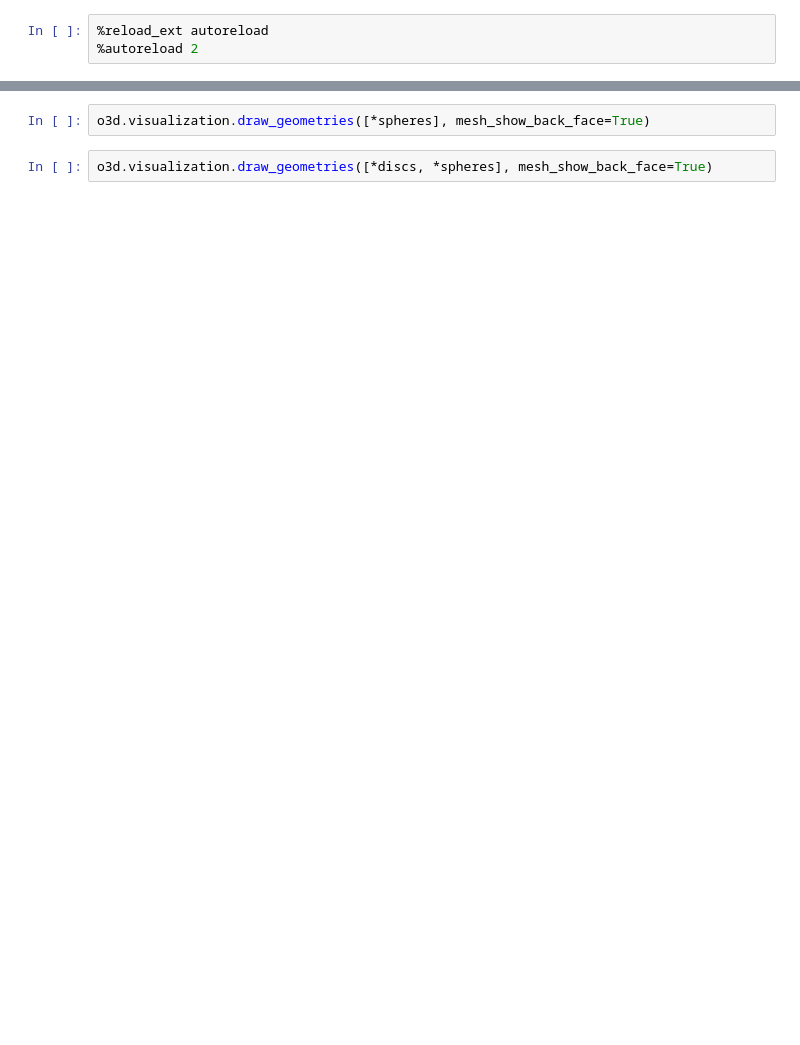
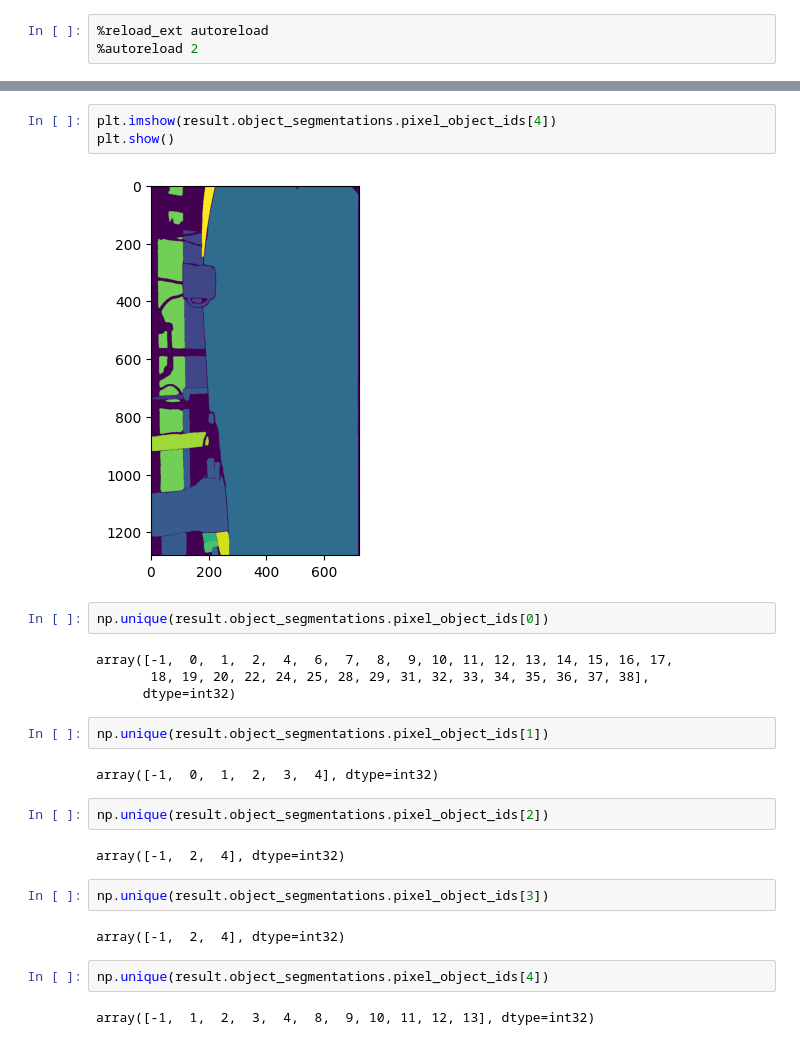
Before and after one commit to DaveLearn/SegmentAnything3D, a Jupyter notebook: test.ipynb, the cells around one changed output, grey strips where cells are left out. Drawn from its saved outputs; the diff is of its cells as text; blank space fills up the shorter version.

```diff
--- a/test.ipynb
+++ b/test.ipynb
@@ -54,4 +33,27 @@ discs = splats_to_oriented_discs(gaussians.xyz, gaussians.scaling, gaussians.rot
-# %%
-o3d.visualization.draw_geometries([*spheres], mesh_show_back_face=True)
-# %%
-o3d.visualization.draw_geometries([*discs, *spheres], mesh_show_back_face=True)
+# %%
+plt.imshow(result.object_segmentations.pixel_object_ids[4])
+plt.show()
+# %% [output]
+[figure, added]
+# %%
+np.unique(result.object_segmentations.pixel_object_ids[0])
+# %% [output]
+array([-1,  0,  1,  2,  4,  6,  7,  8,  9, 10, 11, 12, 13, 14, 15, 16, 17,
+       18, 19, 20, 22, 24, 25, 28, 29, 31, 32, 33, 34, 35, 36, 37, 38],
+      dtype=int32)
+# %%
+np.unique(result.object_segmentations.pixel_object_ids[1])
+# %% [output]
+array([-1,  0,  1,  2,  3,  4], dtype=int32)
+# %%
+np.unique(result.object_segmentations.pixel_object_ids[2])
+# %% [output]
+array([-1,  2,  4], dtype=int32)
+# %%
+np.unique(result.object_segmentations.pixel_object_ids[3])
+# %% [output]
+array([-1,  2,  4], dtype=int32)
+# %%
+np.unique(result.object_segmentations.pixel_object_ids[4])
+# %% [output]
+array([-1,  1,  2,  3,  4,  8,  9, 10, 11, 12, 13], dtype=int32)
```
Also changed, not shown: parts of 17 cells of this notebook, 5 other files.
